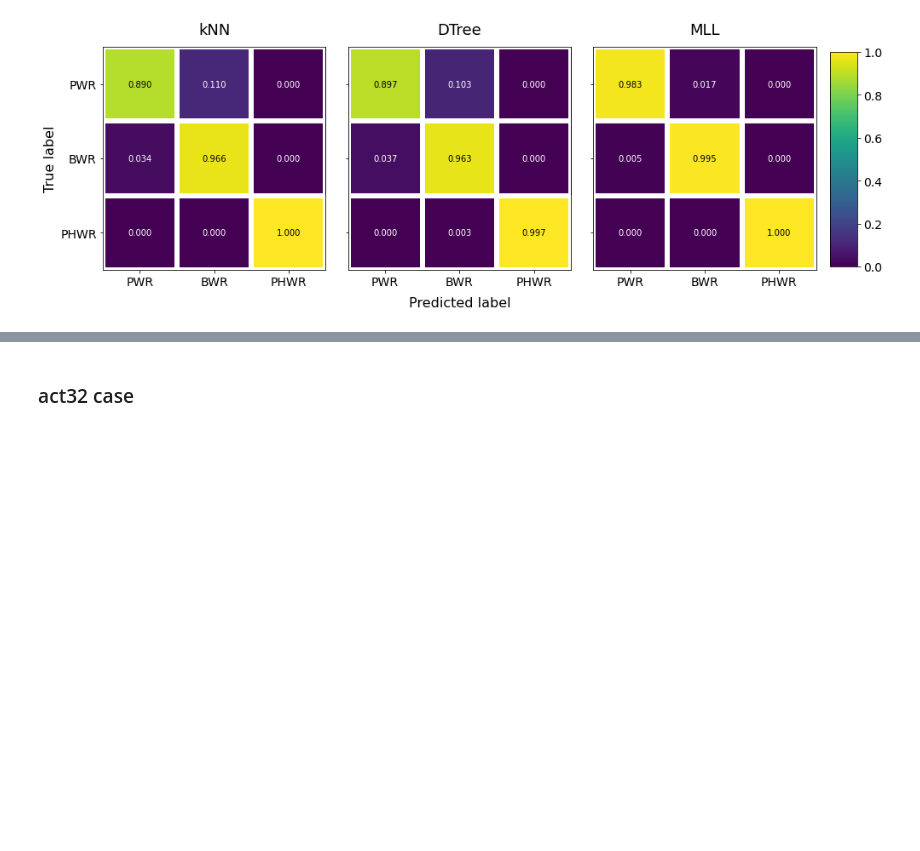
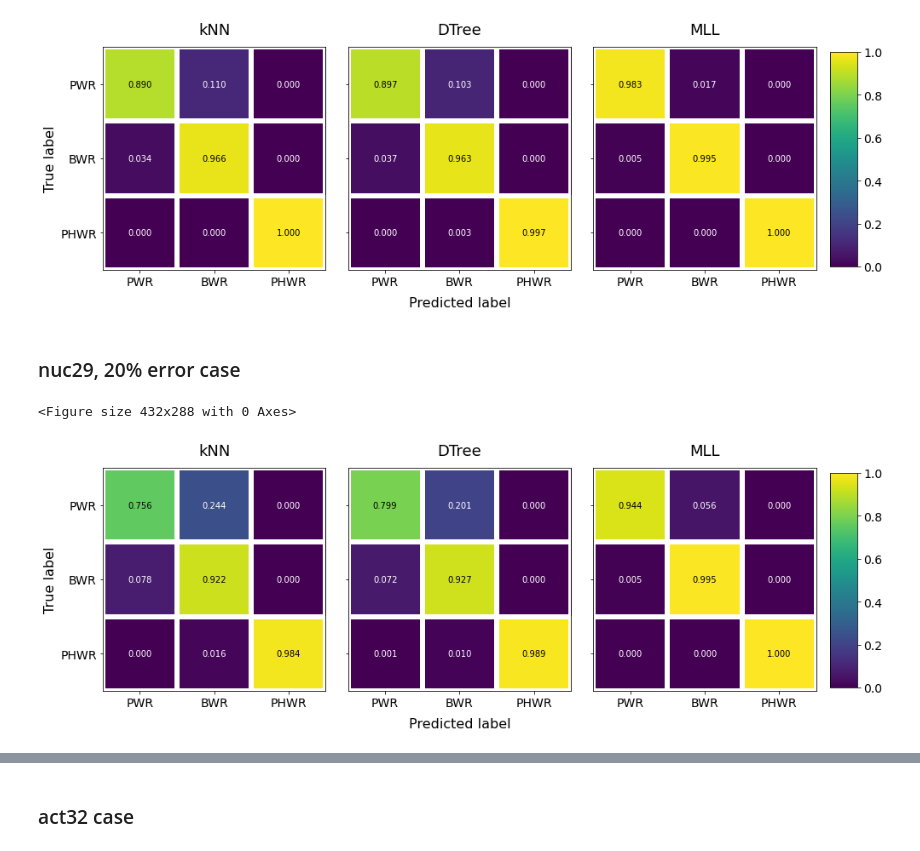
Before and after one commit to opotowsky/process_results, a Jupyter notebook: confusion_matrix.ipynb, the cells around one changed output, grey strips where cells are left out. Cells and saved outputs as stored; diff of their text form; code cells hidden in the pictures; blank space fills up the shorter version.

Commit message:
adding a 20% level conf matrix. also looked into the 0.000's and learned they aren't exactly zero, just zero to that level of precision

```diff
--- a/confusion_matrix.ipynb
+++ b/confusion_matrix.ipynb
@@ -86,12 +86,16 @@ def im_cm(data, row_labels, col_labels, ax=None,
 def plot_cm(knn, dtr, mll):
 
     mll_cm = confusion_matrix(mll[predmll[0]], mll['pred_' + predmll[0]], labels=cm_labels, normalize='true')
+    mll_cm_nums = confusion_matrix(mll[predmll[0]], mll['pred_' + predmll[0]], labels=cm_labels)
     #mll_cm = ConfusionMatrixDisplay(confusion_matrix=mll_cm, display_labels=cm_LBLS)
     knn_cm = confusion_matrix(knn['TrueY'], knn['kNN'], labels=cm_labels, normalize='true')
+    knn_cm_nums = confusion_matrix(knn['TrueY'], knn['kNN'], labels=cm_labels)
     #knn_cm = ConfusionMatrixDisplay(confusion_matrix=knn_cm, display_labels=cm_LBLS)
     dtr_cm = confusion_matrix(dtr['TrueY'], dtr['DTree'], labels=cm_labels, normalize='true')
+    dtr_cm_nums = confusion_matrix(dtr['TrueY'], dtr['DTree'], labels=cm_labels)
     #dtr_cm = ConfusionMatrixDisplay(confusion_matrix=dtr_cm, display_labels=cm_LBLS)
     cm_list = [knn_cm, dtr_cm, mll_cm]
+    cm_nums = [knn_cm_nums, dtr_cm_nums, mll_cm_nums]
 
     plt.clf()
     #fig = plt.figure(figsize=(18,6))
@@ -163,3 +167,16 @@ fig.savefig(sv_fig, bbox_inches='tight', transparent=True)
 # %% [output]
 <Figure size 432x288 with 0 Axes>
 [figure]
+# %% [markdown]
+### nuc29, 20% error case
+# %%
+mll = pd.read_csv(mll_nuc + 'nuc29/Job4_unc0.2/Job4_unc0.2.csv')
+knn = pd.read_csv(learn_nuc + 'rand_err/reactor_knn_tset1.0_nuc29_err20_random_error.csv')
+dtr = pd.read_csv(learn_nuc + 'rand_err/reactor_dtree_tset1.0_nuc29_err20_random_error.csv')
+# %%
+fig = plot_cm(knn, dtr, mll)
+sv_fig = './plots/confusion_matrix_nuc29_err20.png'
+fig.savefig(sv_fig, bbox_inches='tight', transparent=True)
+# %% [output]
+<Figure size 432x288 with 0 Axes>
+[figure, added]
```
Also changed, not shown: parts of 1 cell of this notebook.
